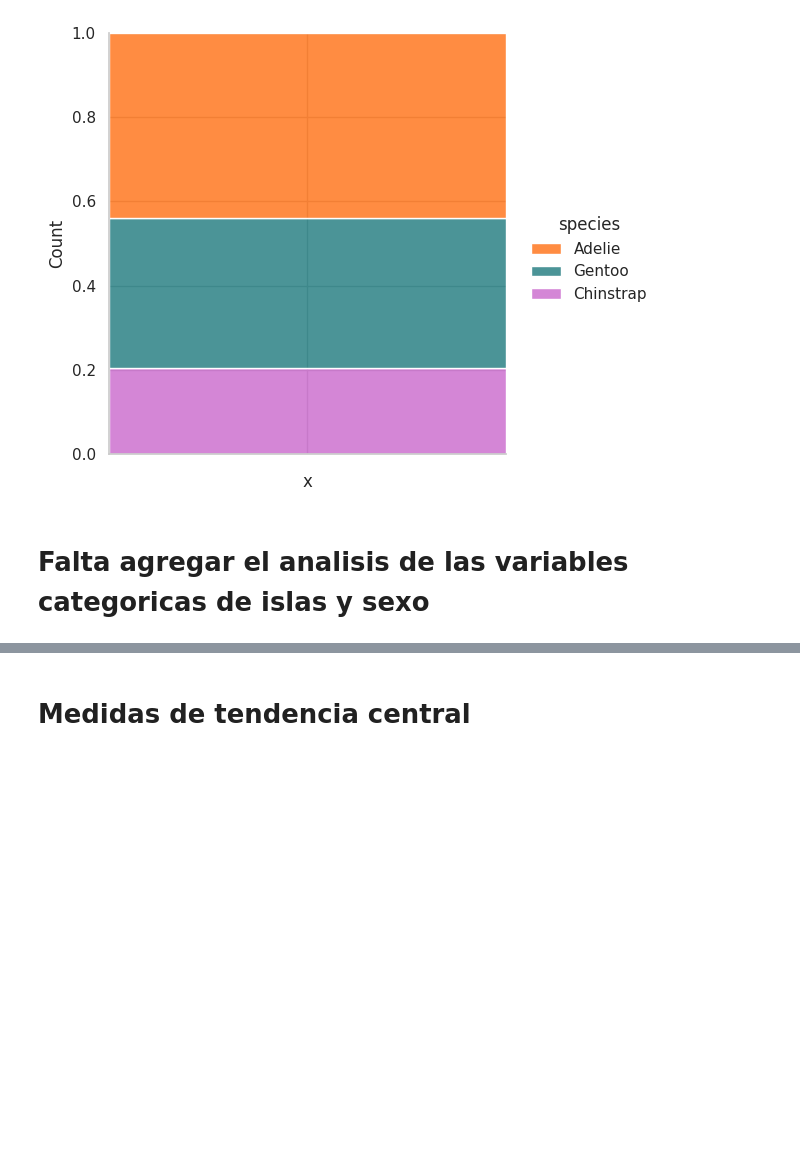
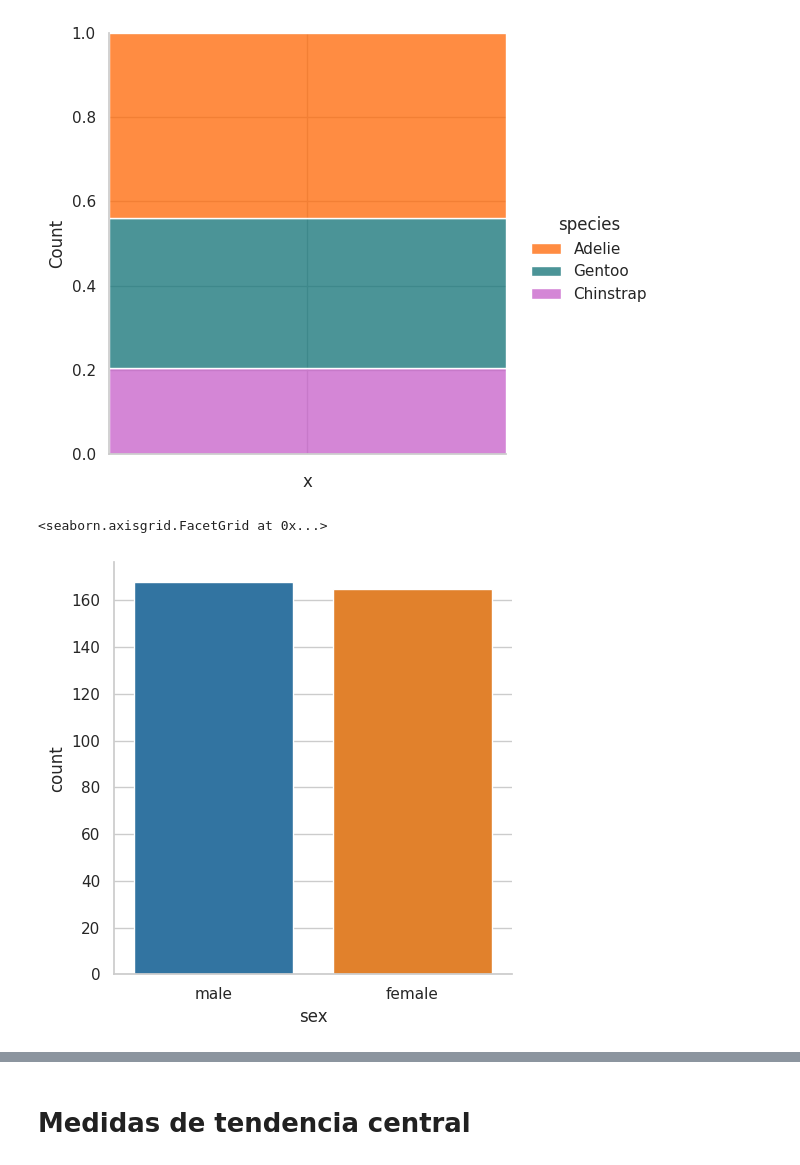
Before and after one commit to jariel17/curso-analisis-exploratorio-de-datos, a Jupyter notebook: 01-conociendo-nuestros-datos.ipynb, the cells around one changed output, grey strips where cells are left out. Saved outputs shown, nothing was run; the diff lists cells and outputs as text; code cells hidden in the pictures; blank space fills up the shorter version.

Commit message:
Add graphs for counting cat variables

```diff
--- a/01-conociendo-nuestros-datos.ipynb
+++ b/01-conociendo-nuestros-datos.ipynb
@@ -430,5 +430,14 @@ processed_penguins_df.describe(include=object)
 # %% [output]
 <seaborn.axisgrid.FacetGrid at 0x...>
 [figure]
-# %% [markdown]
-# Falta agregar el analisis de las variables categoricas de islas y sexo
+# %%
+(
+    sns.catplot(
+        data = processed_penguins_df,
+        x = 'sex',
+        kind='count'
+    )
+)
+# %% [output]
+<seaborn.axisgrid.FacetGrid at 0x...>
+[figure, added]
```
Also changed, not shown: parts of 5 cells of this notebook.
